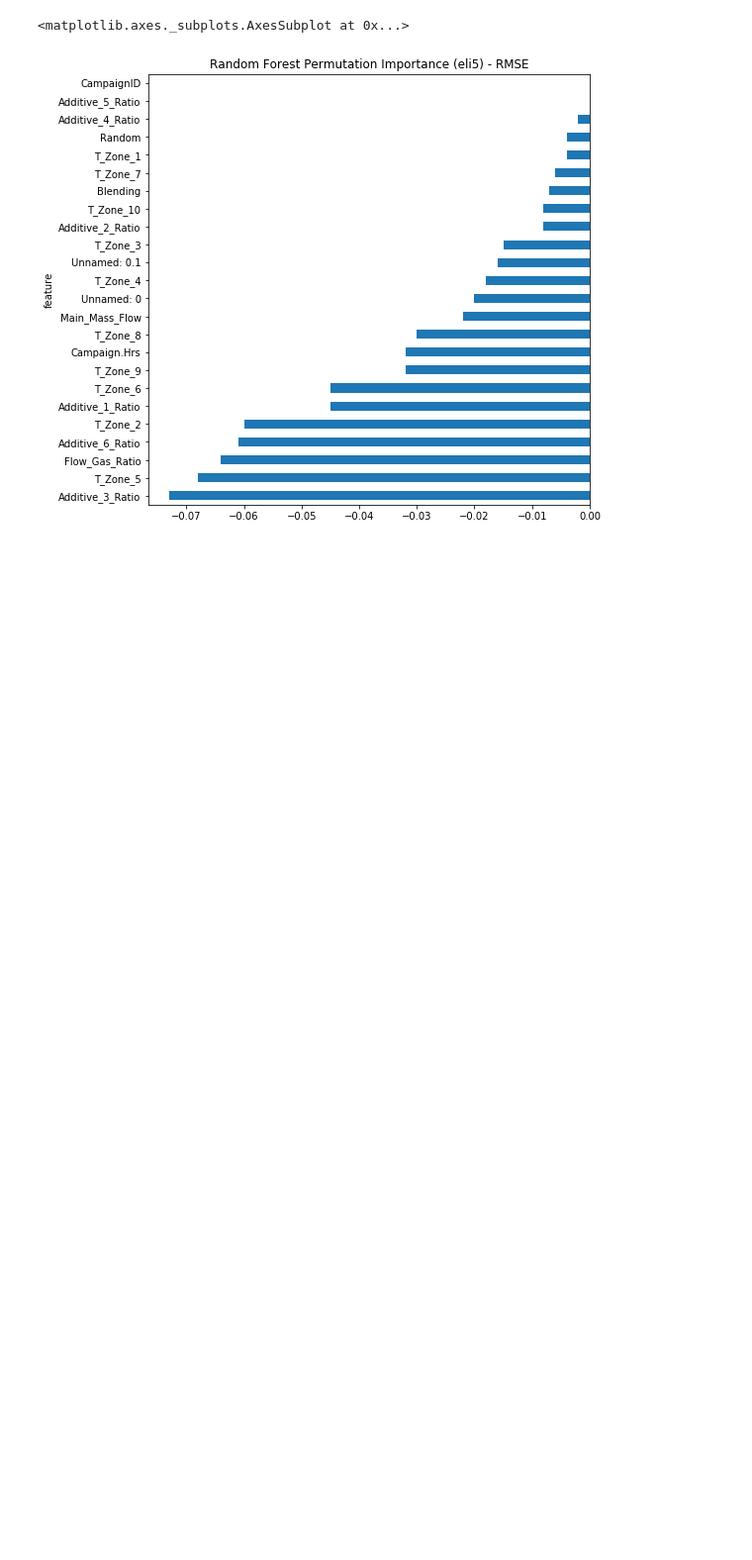
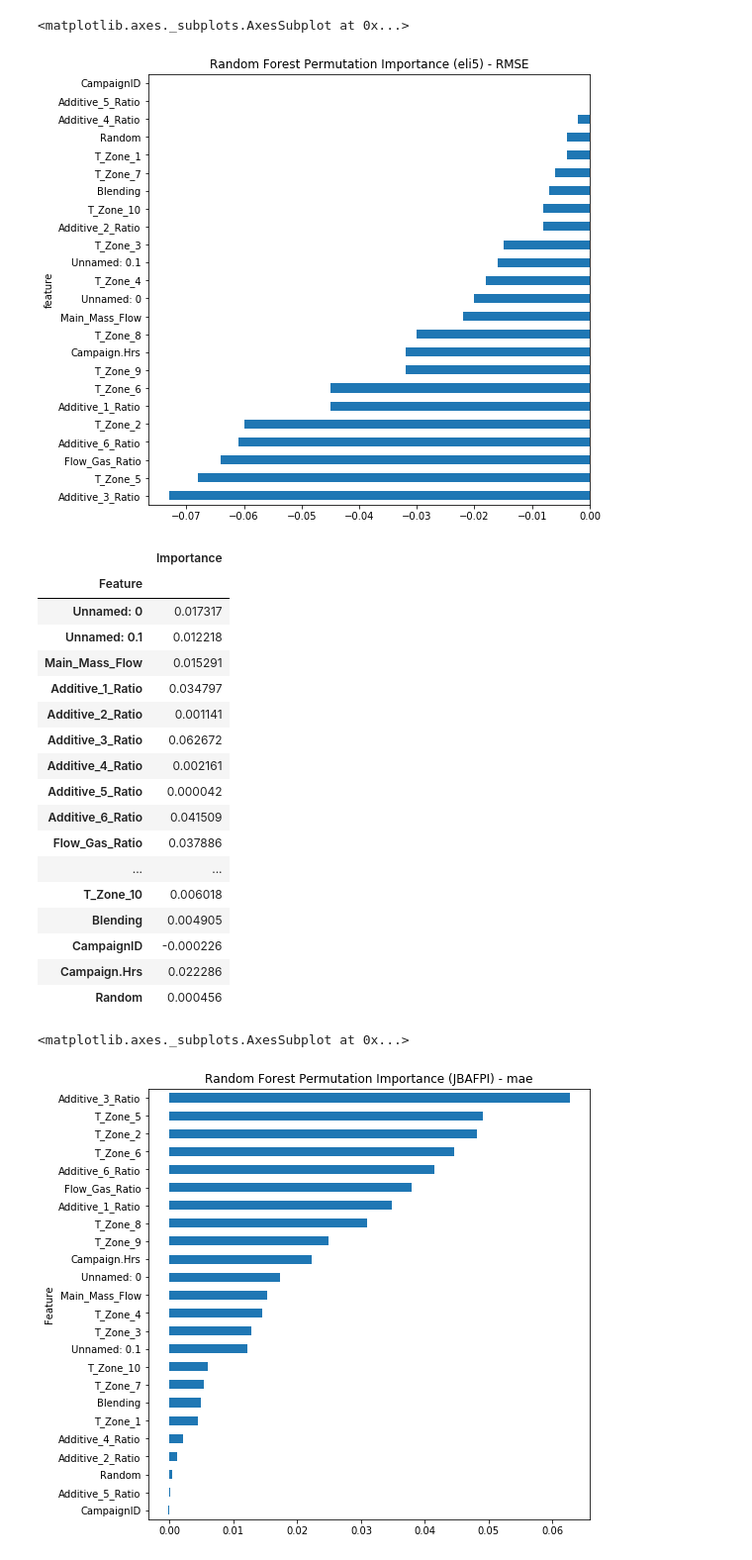
Before and after one commit to boudrejp/w207_supplemental, a Jupyter notebook: final/pt3/model_analysis_v04-AF interpretation.ipynb, the cells around one changed output. Shown at 99% size. Saved outputs shown, nothing was run; the diff lists cells and outputs as text; code cells hidden in the pictures; blank space fills up the shorter version.

```diff
--- a/final/pt3/model_analysis_v04-AF interpretation.ipynb
+++ b/final/pt3/model_analysis_v04-AF interpretation.ipynb
@@ -496,3 +516,44 @@ importances.plot.barh(figsize=(8,8),legend=False, title="Random Forest Permutati
 # %% [output]
 <matplotlib.axes._subplots.AxesSubplot at 0x...>
 [figure]
+# %%
+#Implement own PI algo:
+np.random.seed(42)
+def JBAFPI(rf, x_data, y_data, metric):
+    baseline = metric(rf,x_data,y_data)
+    Importance = []
+    feature = []
+    for col in x_data.columns:
+        save = x_data[col].copy()
+        x_data[col] = np.random.permutation(x_data[col])
+        m = metric(rf,x_data,y_data)
+        x_data[col] = save
+        Importance.append((m-baseline))
+        feature.append(col)
+    return pd.DataFrame({'Importance':Importance,'Feature':feature}).set_index("Feature")
+
+perm_imp_JBAFPI = JBAFPI(rf_reg, X_val, y_val, mae)
+display(perm_imp_JBAFPI)
+perm_imp_JBAFPI = perm_imp_JBAFPI.sort_values('Importance',ascending=True)
+perm_imp_JBAFPI.plot.barh(figsize=(8,8),legend=False, title="Random Forest Permutation Importance (JBAFPI) - mae")
+# %% [output]
+|  | Importance |
+| Feature |  |
+| Unnamed: 0 | 0.017317 |
+| Unnamed: 0.1 | 0.012218 |
+| Main_Mass_Flow | 0.015291 |
+| Additive_1_Ratio | 0.034797 |
+| Additive_2_Ratio | 0.001141 |
+| Additive_3_Ratio | 0.062672 |
+| Additive_4_Ratio | 0.002161 |
+| Additive_5_Ratio | 0.000042 |
+| Additive_6_Ratio | 0.041509 |
+| Flow_Gas_Ratio | 0.037886 |
+| ... | ... |
+| T_Zone_10 | 0.006018 |
+| Blending | 0.004905 |
+| CampaignID | -0.000226 |
+| Campaign.Hrs | 0.022286 |
+| Random | 0.000456 |
+<matplotlib.axes._subplots.AxesSubplot at 0x...>
+[figure, added]
```
Also changed, not shown: parts of 1 cell of this notebook.
